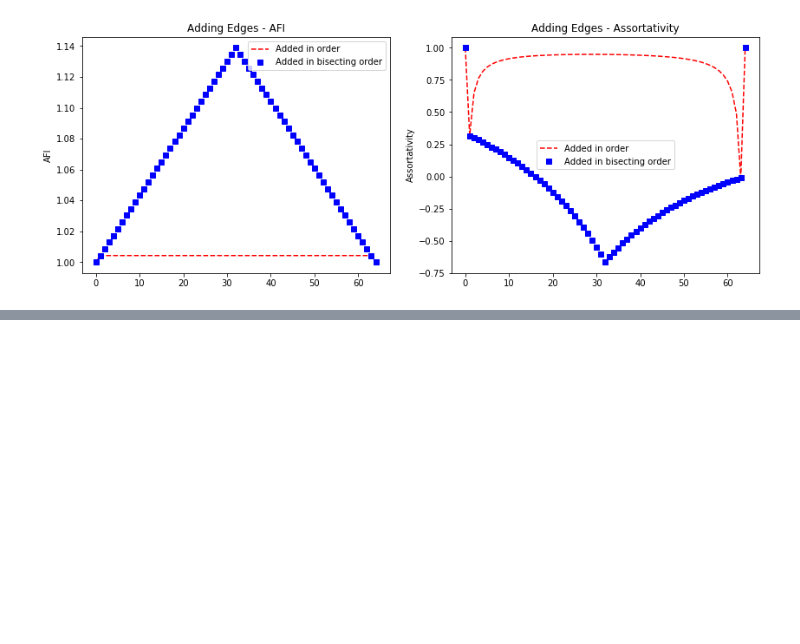
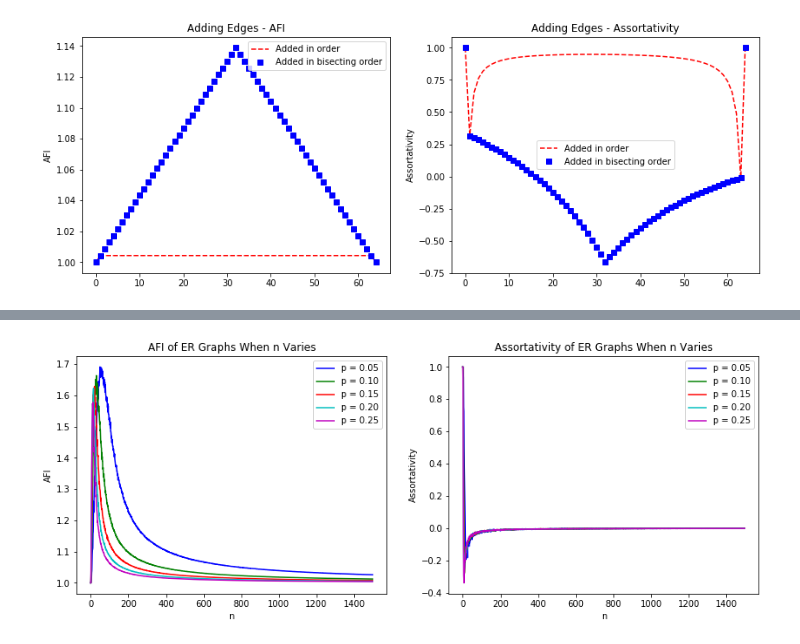
Before and after one commit to ynovick-GC/afi_progressions, a Jupyter notebook: progressions.ipynb, the cells around one changed output, grey strips where cells are left out. Saved outputs shown, nothing was run; the diff lists cells and outputs as text; code cells hidden in the pictures; blank space fills up the shorter version.

```diff
--- a/progressions.ipynb
+++ b/progressions.ipynb
@@ -43,6 +54,7 @@ def bisect_series(n):
 
 # wrapper for graph assortativity to avoid message in d-regular graph
 def assort(graph):
+    if (len(graph.edges()) == 0): return 1.0
     first_degree = graph.degree(list([v for v in graph.nodes() if graph.degree(v) > 0])[0])
     if all(graph.degree(v) == first_degree or graph.degree(v) == 0 for v in list(graph.nodes())): return 1.0
     return nx.degree_assortativity_coefficient(graph)
@@ -233,0 +286,57 @@ print (datetime.now() - starttime)
+# %%
+man = multiprocessing.Manager()
+mc_runs = 200
+
+def er_analysis(n, p, afi_lst, assrt_lst, lck):
+    g = nx.erdos_renyi_graph(n, p)
+    a = afi(g)
+    r = assort(g)
+    lck.acquire()
+    afi_lst.append(a)
+    assrt_lst.append(r)
+    lck.release()
+
+afi_lists = {}
+assrt_lists = {}
+for p in [0.05, 0.10, 0.15, 0.20, 0.25]:
+    afi_lists[p] = []
+    assrt_lists[p] = []
+    for n in range(1, 1500):
+        procs = []
+        afi_results = man.list()
+        assrt_results = man.list()
+        lock = multiprocessing.Lock()
+        for i in range(0, mc_runs):
+            procs.append(multiprocessing.Process(target=er_analysis, args=(n, p, afi_results, assrt_results, lock)))
+        for prc in procs: prc.start()
+        for prc in procs: prc.join()
+        afi_lists[p].append(stats.mean(afi_results))
+        assrt_lists[p].append(stats.mean(assrt_results))
+
+plt.figure(figsize=(14, 5))
+
+plt.subplot(1, 2, 1)
+plt.title('AFI of ER Graphs When n Varies')
+plt.plot(afi_lists[0.05], color='b', label='p = 0.05')
+plt.plot(afi_lists[0.10], color='g', label='p = 0.10')
+plt.plot(afi_lists[0.15], color='r', label='p = 0.15')
+plt.plot(afi_lists[0.20], color='c', label='p = 0.20')
+plt.plot(afi_lists[0.25], color='m', label='p = 0.25')
+plt.xlabel('n')
+plt.ylabel('AFI')
+plt.legend()
+
+plt.subplot(1, 2, 2)
+plt.title('Assortativity of ER Graphs When n Varies')
+plt.plot(assrt_lists[0.05], color='b', label='p = 0.05')
+plt.plot(assrt_lists[0.10], color='g', label='p = 0.10')
+plt.plot(assrt_lists[0.15], color='r', label='p = 0.15')
+plt.plot(assrt_lists[0.20], color='c', label='p = 0.20')
+plt.plot(assrt_lists[0.25], color='m', label='p = 0.25')
+plt.xlabel('n')
+plt.ylabel('Assortativity')
+plt.legend()
+
+plt.show()
+# %% [output]
+[figure, added]
```
Also changed, not shown: parts of 5 cells of this notebook.
